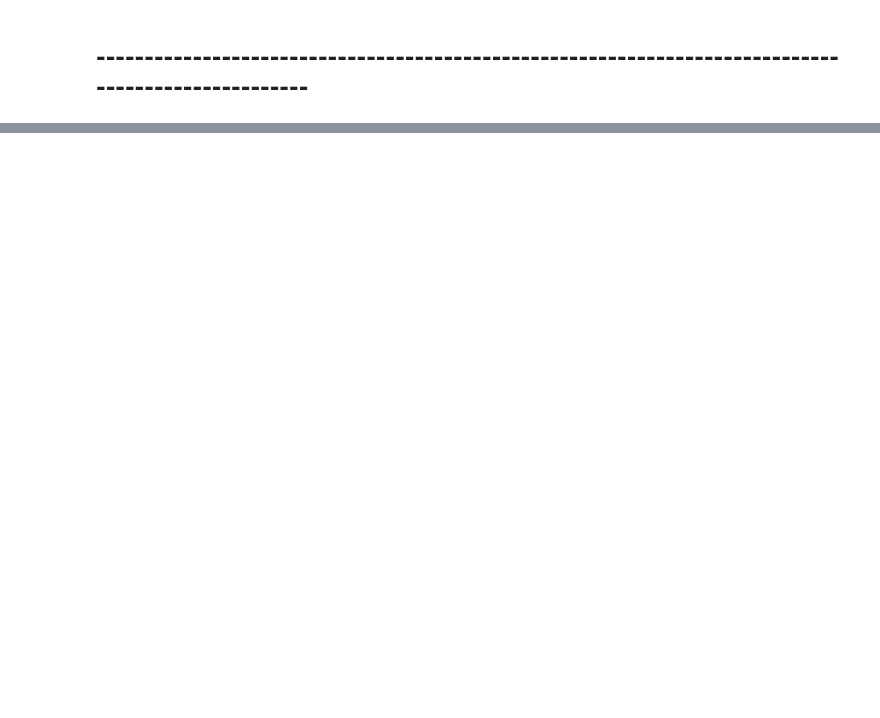
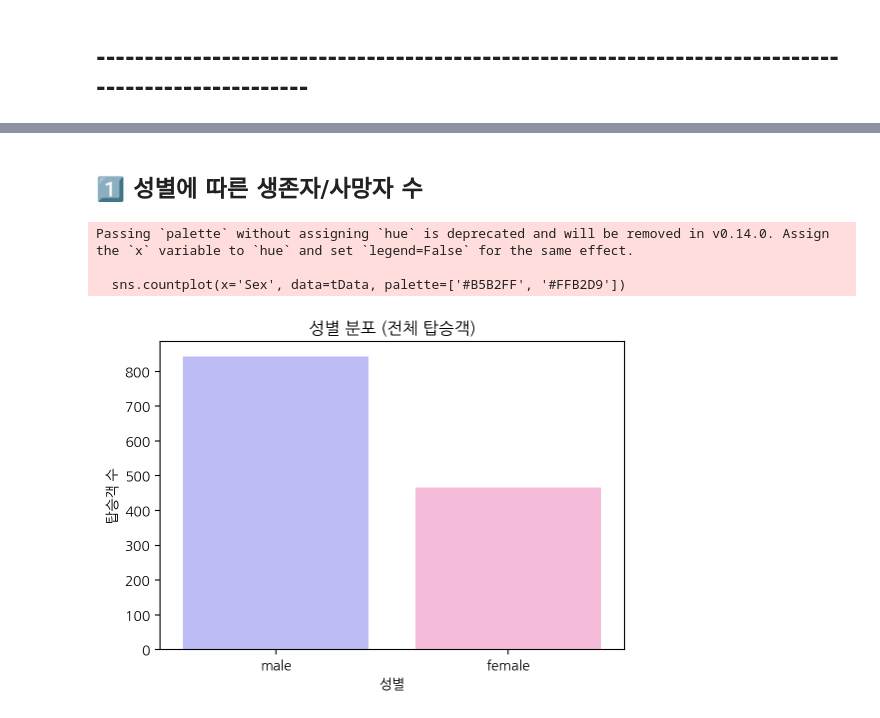
Before and after one commit to yejin135/PR-train2, a Jupyter notebook: 25_BDA_Titanic_B_TeamDP.ipynb, the cells around one changed output, grey strips where cells are left out. Drawn from its saved outputs; the diff is of its cells as text; code cells hidden in the pictures; blank space fills up the shorter version.

```diff
--- a/25_BDA_Titanic_B_TeamDP.ipynb
+++ b/25_BDA_Titanic_B_TeamDP.ipynb
@@ -320,0 +338,3 @@ plt.show()
+# %%
+# 타이타닉 데이터 불러오기
+tData = pd.read_csv('2025-1-BDA/titanic1309.csv')
@@ -320,0 +381,20 @@ plt.show()
+# %% [markdown]
+## 1️⃣ 성별에 따른 생존자/사망자 수
+# %%
+# 성별 분포 확인(탑승객 수) - 남성과 여성 비율 확인
+
+# 그래프 크기 설정
+plt.figure(figsize=(6, 4))
+
+# 범주형 데이터의 개수를 세어 막대그래프로 표현
+sns.countplot(x='Sex', data=tData, palette=['#B5B2FF', '#FFB2D9'])
+
+plt.title('성별 분포 (전체 탑승객)')
+plt.xlabel('성별')
+plt.ylabel('탑승객 수')
+plt.show()
+# %% [output]
+Passing `palette` without assigning `hue` is deprecated and will be removed in v0.14.0. Assign the `x` variable to `hue` and set `legend=False` for the same effect.
+
+  sns.countplot(x='Sex', data=tData, palette=['#B5B2FF', '#FFB2D9'])
+[figure, added]
```
Also changed, not shown: parts of 31 cells of this notebook.
